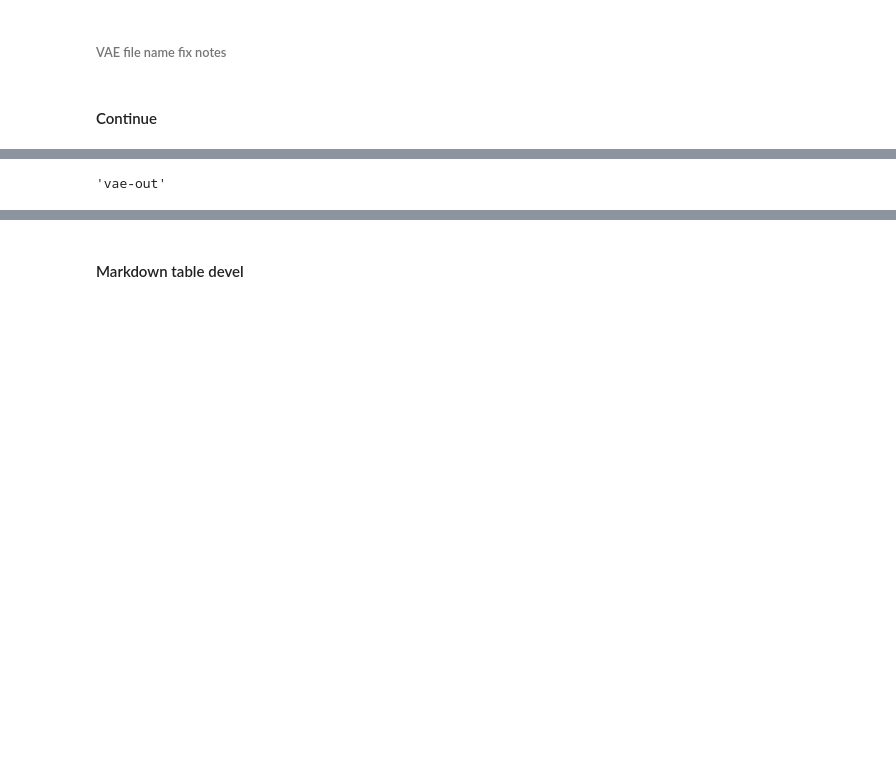
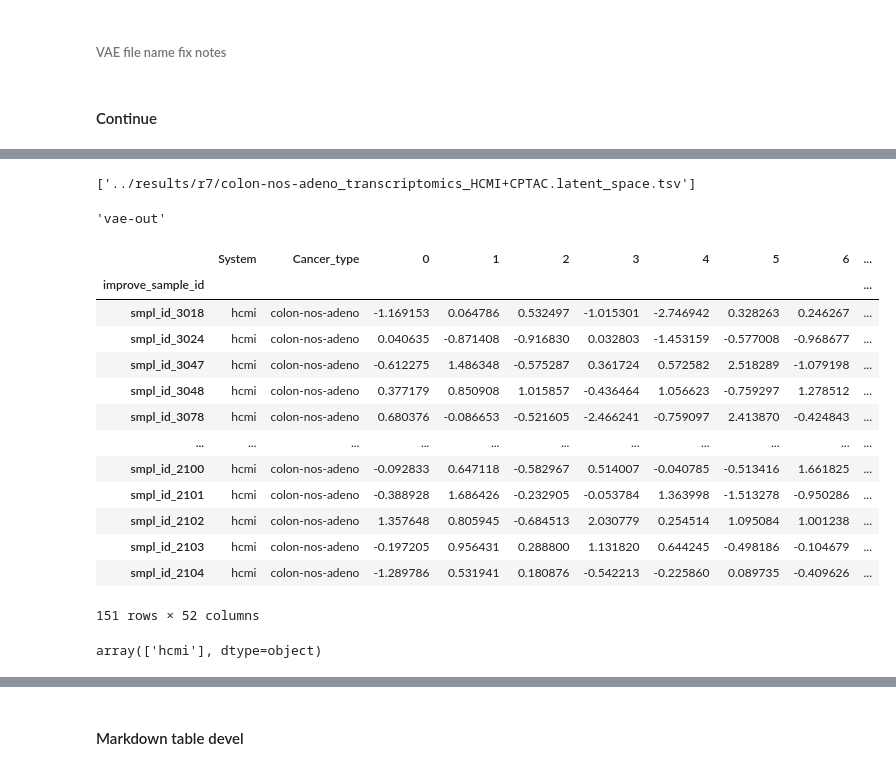
Before and after one commit to briankarlberg/mdl-sys-bnchmrk, a Jupyter notebook: code/umap.ipynb, the cells around one changed output, grey strips where cells are left out. Cells and saved outputs as stored; diff of their text form; code cells hidden in the pictures; blank space fills up the shorter version.

```diff
--- a/code/umap.ipynb
+++ b/code/umap.ipynb
@@ -162,5 +159,30 @@ len(pths_n)
+# %%
+pths_n
+# %% [output]
+['../results/r7/colon-nos-adeno_transcriptomics_HCMI+CPTAC.latent_space.tsv']
 # %%
 phase
 # %% [output]
 'vae-out'
+# %%
+df_n
+# %% [output]
+|  | System | Cancer_type | 0 | 1 | 2 | 3 | 4 | 5 | 6 | ... |
+| improve_sample_id |  |  |  |  |  |  |  |  |  | ... |
+| smpl_id_3018 | hcmi | colon-nos-adeno | -1.169153 | 0.064786 | 0.532497 | -1.015301 | -2.746942 | 0.328263 | 0.246267 | ... |
+| smpl_id_3024 | hcmi | colon-nos-adeno | 0.040635 | -0.871408 | -0.916830 | 0.032803 | -1.453159 | -0.577008 | -0.968677 | ... |
+| smpl_id_3047 | hcmi | colon-nos-adeno | -0.612275 | 1.486348 | -0.575287 | 0.361724 | 0.572582 | 2.518289 | -1.079198 | ... |
+| smpl_id_3048 | hcmi | colon-nos-adeno | 0.377179 | 0.850908 | 1.015857 | -0.436464 | 1.056623 | -0.759297 | 1.278512 | ... |
+| smpl_id_3078 | hcmi | colon-nos-adeno | 0.680376 | -0.086653 | -0.521605 | -2.466241 | -0.759097 | 2.413870 | -0.424843 | ... |
+| ... | ... | ... | ... | ... | ... | ... | ... | ... | ... | ... |
+| smpl_id_2100 | hcmi | colon-nos-adeno | -0.092833 | 0.647118 | -0.582967 | 0.514007 | -0.040785 | -0.513416 | 1.661825 | ... |
+| smpl_id_2101 | hcmi | colon-nos-adeno | -0.388928 | 1.686426 | -0.232905 | -0.053784 | 1.363998 | -1.513278 | -0.950286 | ... |
+| smpl_id_2102 | hcmi | colon-nos-adeno | 1.357648 | 0.805945 | -0.684513 | 2.030779 | 0.254514 | 1.095084 | 1.001238 | ... |
+| smpl_id_2103 | hcmi | colon-nos-adeno | -0.197205 | 0.956431 | 0.288800 | 1.131820 | 0.644245 | -0.498186 | -0.104679 | ... |
+| smpl_id_2104 | hcmi | colon-nos-adeno | -1.289786 | 0.531941 | 0.180876 | -0.542213 | -0.225860 | 0.089735 | -0.409626 | ... |
+151 rows × 52 columns
+# %%
+df_n.System.unique()
+# %% [output]
+array(['hcmi'], dtype=object)
 # %%
```
Also changed, not shown: parts of 8 cells of this notebook, 1 other file.
